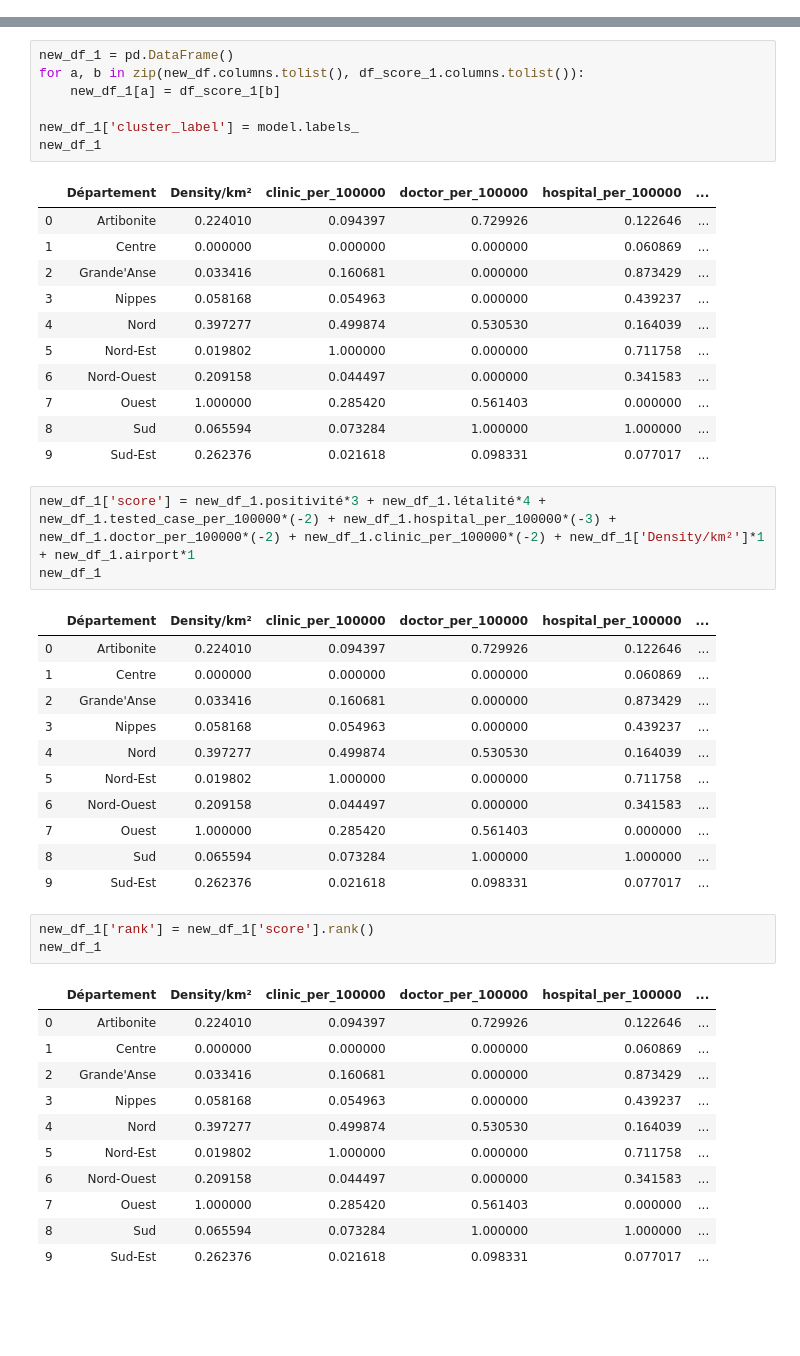
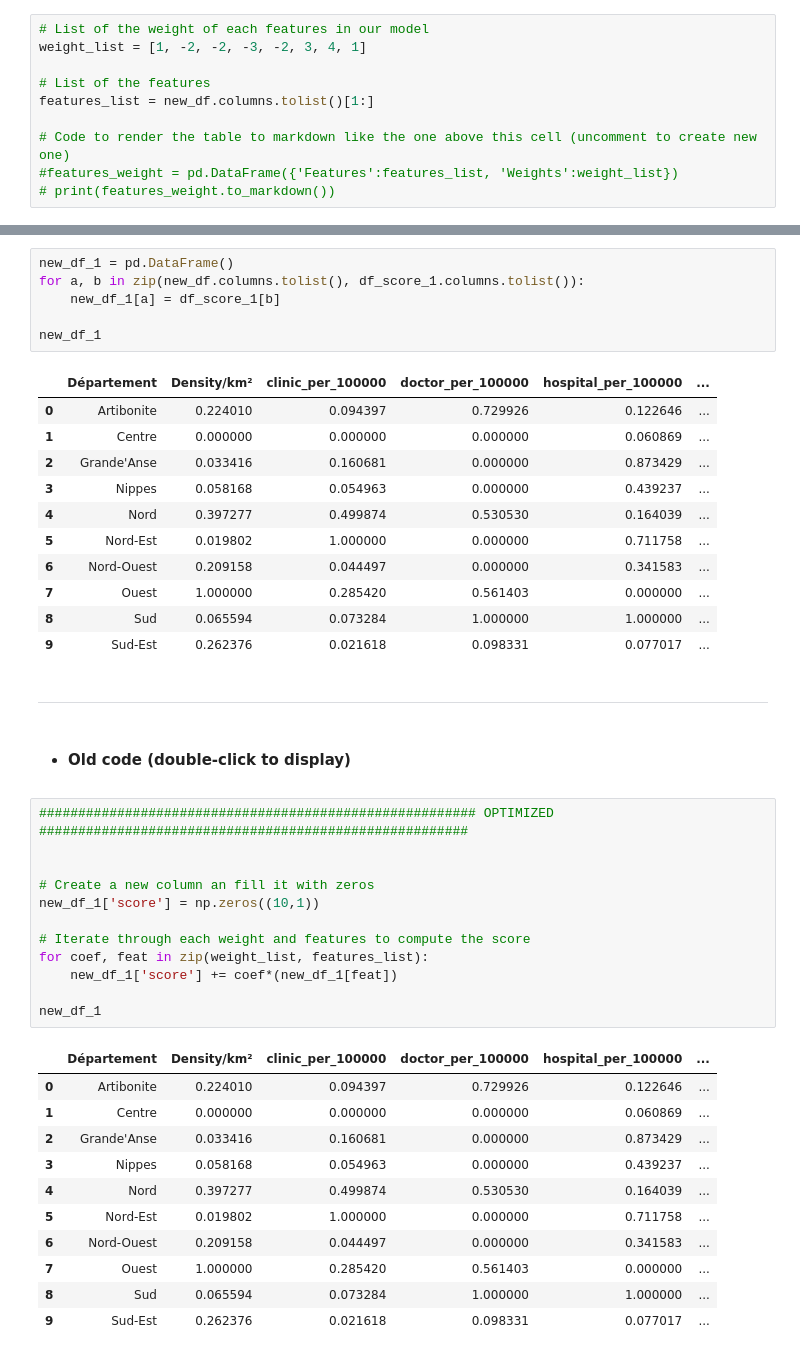
Before and after one commit to weinerkervens/Ayiti_Analytics_Capstone_Project, a Jupyter notebook: Notebooks/4- Notebook.ipynb, the cells around one changed output, grey strips where cells are left out. Saved outputs shown, nothing was run; the diff lists cells and outputs as text; blank space fills up the shorter version.

```diff
--- a/Notebooks/4- Notebook.ipynb
+++ b/Notebooks/4- Notebook.ipynb
@@ -168,0 +93,10 @@ df_score =new_df.iloc[:,1:]
+# %%
+# List of the weight of each features in our model
+weight_list = [1, -2, -2, -3, -2, 3, 4, 1]
+
+# List of the features
+features_list = new_df.columns.tolist()[1:]
+
+# Code to render the table to markdown like the one above this cell (uncomment to create new one)
+#features_weight = pd.DataFrame({'Features':features_list, 'Weights':weight_list})
+# print(features_weight.to_markdown())
@@ -227,7 +178,6 @@ new_df_1 = pd.DataFrame()
 for a, b in zip(new_df.columns.tolist(), df_score_1.columns.tolist()):
     new_df_1[a] = df_score_1[b]
 
-new_df_1['cluster_label'] = model.labels_
 new_df_1
 # %% [output]
 |  | Département | Density/km² | clinic_per_100000 | doctor_per_100000 | hospital_per_100000 | ... |
@@ -241,33 +191,34 @@ new_df_1
 | 7 | Ouest | 1.000000 | 0.285420 | 0.561403 | 0.000000 | ... |
 | 8 | Sud | 0.065594 | 0.073284 | 1.000000 | 1.000000 | ... |
 | 9 | Sud-Est | 0.262376 | 0.021618 | 0.098331 | 0.077017 | ... |
-# %%
-new_df_1['score'] = new_df_1.positivité*3 + new_df_1.létalité*4 + new_df_1.tested_case_per_100000*(-2) + new_df_1.hospital_per_100000*(-3) + new_df_1.doctor_per_100000*(-2) + new_df_1.clinic_per_100000*(-2) + new_df_1['Density/km²']*1 + new_df_1.airport*1
-new_df_1
-# %% [output]
-|  | Département | Density/km² | clinic_per_100000 | doctor_per_100000 | hospital_per_100000 | ... |
-| 0 | Artibonite | 0.224010 | 0.094397 | 0.729926 | 0.122646 | ... |
-| 1 | Centre | 0.000000 | 0.000000 | 0.000000 | 0.060869 | ... |
-| 2 | Grande'Anse | 0.033416 | 0.160681 | 0.000000 | 0.873429 | ... |
-| 3 | Nippes | 0.058168 | 0.054963 | 0.000000 | 0.439237 | ... |
-| 4 | Nord | 0.397277 | 0.499874 | 0.530530 | 0.164039 | ... |
-| 5 | Nord-Est | 0.019802 | 1.000000 | 0.000000 | 0.711758 | ... |
-| 6 | Nord-Ouest | 0.209158 | 0.044497 | 0.000000 | 0.341583 | ... |
-| 7 | Ouest | 1.000000 | 0.285420 | 0.561403 | 0.000000 | ... |
-| 8 | Sud | 0.065594 | 0.073284 | 1.000000 | 1.000000 | ... |
-| 9 | Sud-Est | 0.262376 | 0.021618 | 0.098331 | 0.077017 | ... |
-# %%
-new_df_1['rank'] = new_df_1['score'].rank()
-new_df_1
-# %% [output]
-|  | Département | Density/km² | clinic_per_100000 | doctor_per_100000 | hospital_per_100000 | ... |
-| 0 | Artibonite | 0.224010 | 0.094397 | 0.729926 | 0.122646 | ... |
-| 1 | Centre | 0.000000 | 0.000000 | 0.000000 | 0.060869 | ... |
-| 2 | Grande'Anse | 0.033416 | 0.160681 | 0.000000 | 0.873429 | ... |
-| 3 | Nippes | 0.058168 | 0.054963 | 0.000000 | 0.439237 | ... |
-| 4 | Nord | 0.397277 | 0.499874 | 0.530530 | 0.164039 | ... |
-| 5 | Nord-Est | 0.019802 | 1.000000 | 0.000000 | 0.711758 | ... |
-| 6 | Nord-Ouest | 0.209158 | 0.044497 | 0.000000 | 0.341583 | ... |
-| 7 | Ouest | 1.000000 | 0.285420 | 0.561403 | 0.000000 | ... |
-| 8 | Sud | 0.065594 | 0.073284 | 1.000000 | 1.000000 | ... |
-| 9 | Sud-Est | 0.262376 | 0.021618 | 0.098331 | 0.077017 | ... |
+# %% [markdown]
+---
+# %% [markdown]
+* #### Old code (double-click to display)
+<!--new_df_1['score'] = new_df_1.positivité*3 + new_df_1.létalité*4 + new_df_1.tested_case_per_100000*(-2) + new_df_1.hospital_per_100000*(-3) + new_df_1.doctor_per_100000*(-2) + new_df_1.clinic_per_100000*(-2) + new_df_1['Density/km²']*1 + new_df_1.airport*1
+new_df_1
+-->
+# %%
+######################################################## OPTIMIZED #######################################################
+
+
+# Create a new column an fill it with zeros
+new_df_1['score'] = np.zeros((10,1))
+
+# Iterate through each weight and features to compute the score
+for coef, feat in zip(weight_list, features_list):
+    new_df_1['score'] += coef*(new_df_1[feat])
+
+new_df_1
+# %% [output]
+|  | Département | Density/km² | clinic_per_100000 | doctor_per_100000 | hospital_per_100000 | ... |
+| 0 | Artibonite | 0.224010 | 0.094397 | 0.729926 | 0.122646 | ... |
+| 1 | Centre | 0.000000 | 0.000000 | 0.000000 | 0.060869 | ... |
+| 2 | Grande'Anse | 0.033416 | 0.160681 | 0.000000 | 0.873429 | ... |
+| 3 | Nippes | 0.058168 | 0.054963 | 0.000000 | 0.439237 | ... |
+| 4 | Nord | 0.397277 | 0.499874 | 0.530530 | 0.164039 | ... |
+| 5 | Nord-Est | 0.019802 | 1.000000 | 0.000000 | 0.711758 | ... |
+| 6 | Nord-Ouest | 0.209158 | 0.044497 | 0.000000 | 0.341583 | ... |
+| 7 | Ouest | 1.000000 | 0.285420 | 0.561403 | 0.000000 | ... |
+| 8 | Sud | 0.065594 | 0.073284 | 1.000000 | 1.000000 | ... |
+| 9 | Sud-Est | 0.262376 | 0.021618 | 0.098331 | 0.077017 | ... |
```
Also changed, not shown: parts of 65 cells of this notebook, 1 other file.
